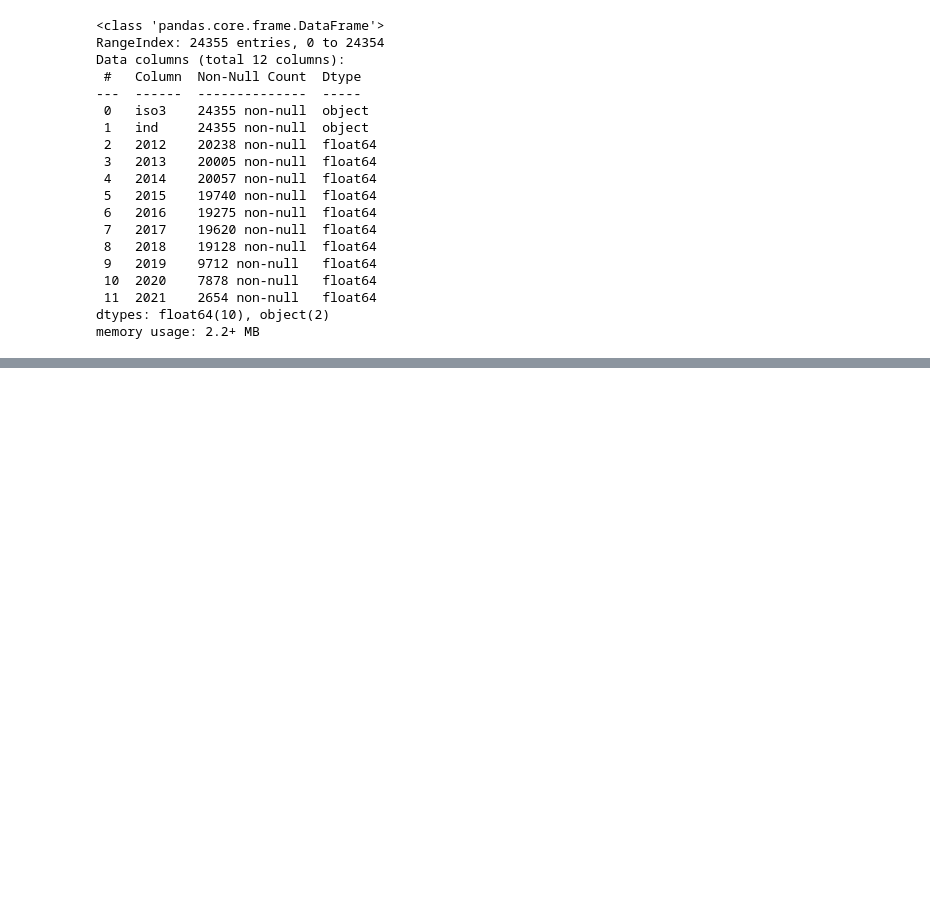
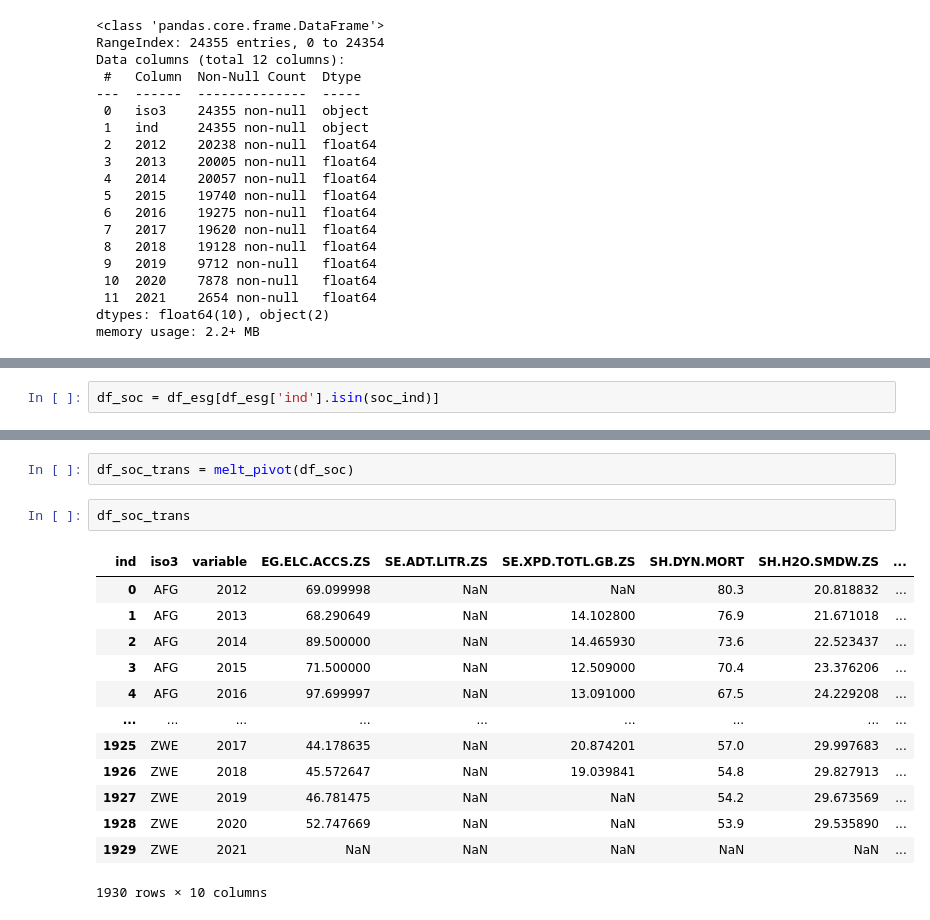
Before and after one commit to capstone-travel-index/better_travel_index, a Jupyter notebook: esg_data.ipynb, the cells around one changed output, grey strips where cells are left out. Saved outputs shown, nothing was run; the diff lists cells and outputs as text; blank space fills up the shorter version.

```diff
--- a/esg_data.ipynb
+++ b/esg_data.ipynb
@@ -206,0 +366,2 @@ df_esg.head()
+# %%
+df_soc = df_esg[df_esg['ind'].isin(soc_ind)]
@@ -206,0 +377,18 @@ df_esg.head()
+# %%
+df_soc_trans = melt_pivot(df_soc)
+# %%
+df_soc_trans
+# %% [output]
+| ind | iso3 | variable | EG.ELC.ACCS.ZS | SE.ADT.LITR.ZS | SE.XPD.TOTL.GB.ZS | SH.DYN.MORT | SH.H2O.SMDW.ZS | ... |
+| 0 | AFG | 2012 | 69.099998 | NaN | NaN | 80.3 | 20.818832 | ... |
+| 1 | AFG | 2013 | 68.290649 | NaN | 14.102800 | 76.9 | 21.671018 | ... |
+| 2 | AFG | 2014 | 89.500000 | NaN | 14.465930 | 73.6 | 22.523437 | ... |
+| 3 | AFG | 2015 | 71.500000 | NaN | 12.509000 | 70.4 | 23.376206 | ... |
+| 4 | AFG | 2016 | 97.699997 | NaN | 13.091000 | 67.5 | 24.229208 | ... |
+| ... | ... | ... | ... | ... | ... | ... | ... | ... |
+| 1925 | ZWE | 2017 | 44.178635 | NaN | 20.874201 | 57.0 | 29.997683 | ... |
+| 1926 | ZWE | 2018 | 45.572647 | NaN | 19.039841 | 54.8 | 29.827913 | ... |
+| 1927 | ZWE | 2019 | 46.781475 | NaN | NaN | 54.2 | 29.673569 | ... |
+| 1928 | ZWE | 2020 | 52.747669 | NaN | NaN | 53.9 | 29.535890 | ... |
+| 1929 | ZWE | 2021 | NaN | NaN | NaN | NaN | NaN | ... |
+1930 rows × 10 columns
```
Also changed, not shown: parts of 41 cells of this notebook.
